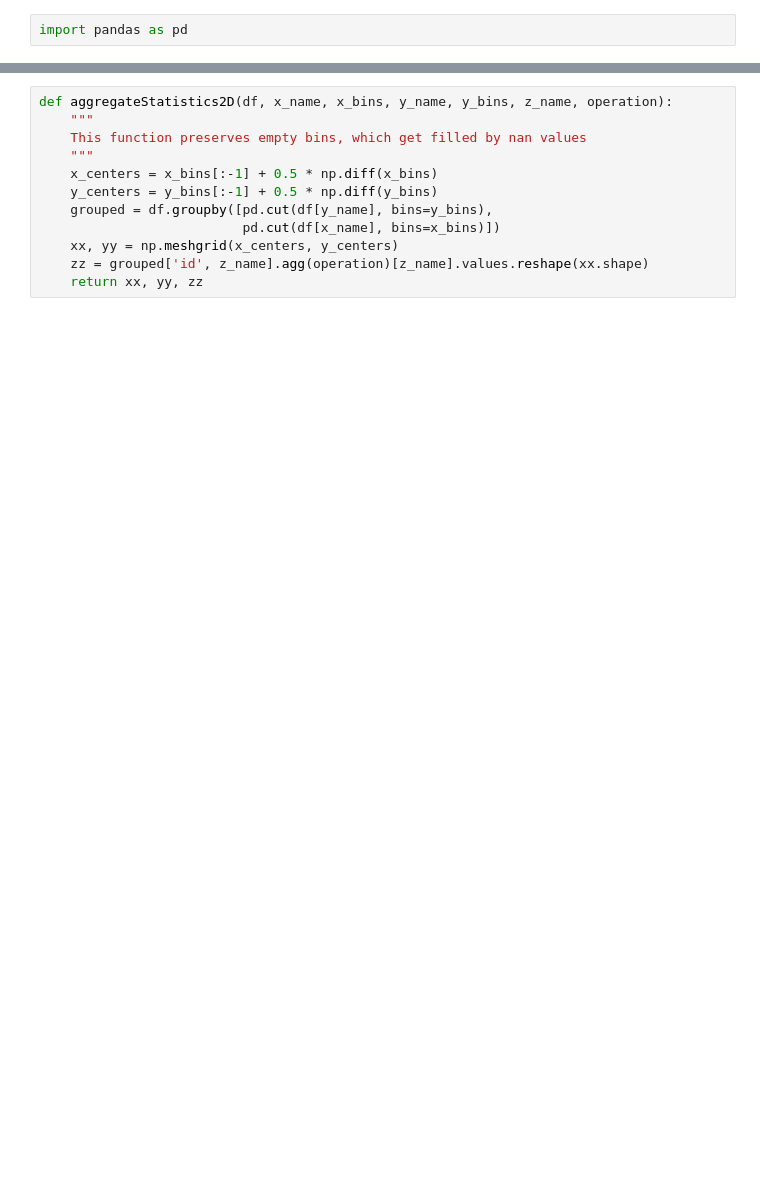
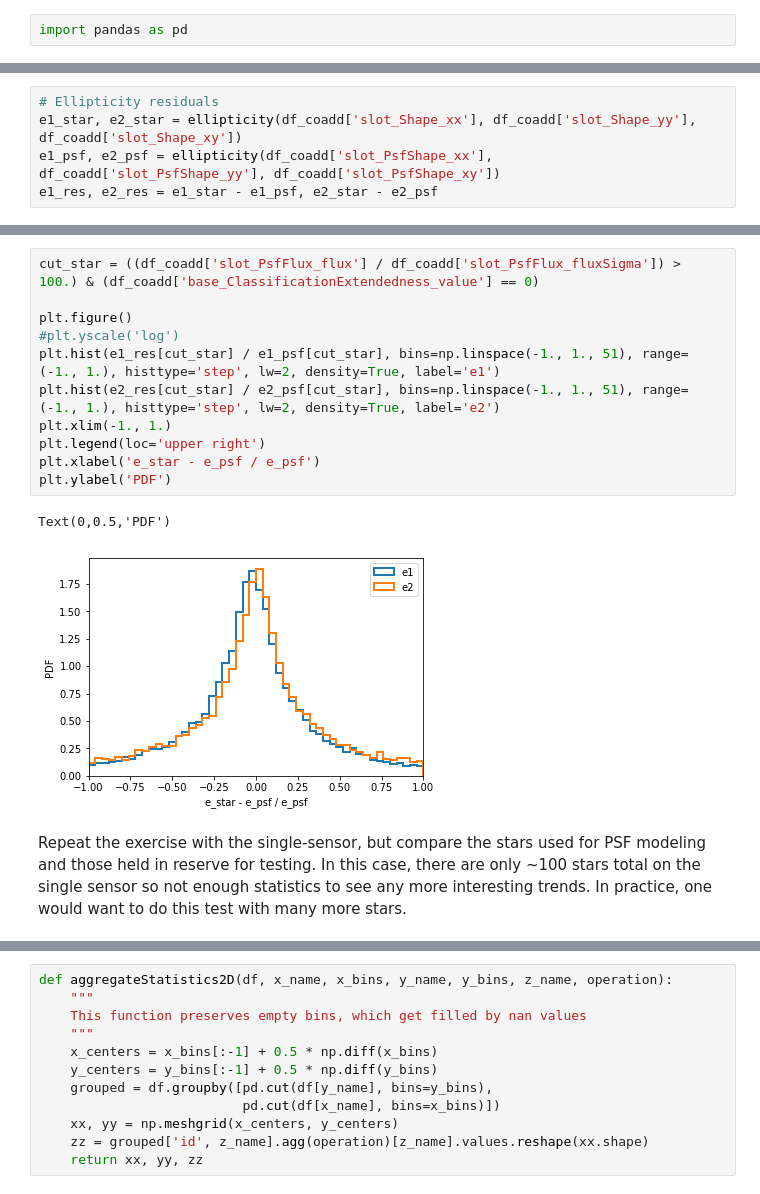
Before and after one commit to lsst-sitcom/notebooks, a Jupyter notebook: image_quality_demo.ipynb, the cells around one changed output, grey strips where cells are left out. Saved outputs shown, nothing was run; the diff lists cells and outputs as text; blank space fills up the shorter version.

```diff
--- a/image_quality_demo.ipynb
+++ b/image_quality_demo.ipynb
@@ -303,0 +478,5 @@ import pandas as pd
+# %%
+# Ellipticity residuals
+e1_star, e2_star = ellipticity(df_coadd['slot_Shape_xx'], df_coadd['slot_Shape_yy'], df_coadd['slot_Shape_xy'])
+e1_psf, e2_psf = ellipticity(df_coadd['slot_PsfShape_xx'], df_coadd['slot_PsfShape_yy'], df_coadd['slot_PsfShape_xy'])
+e1_res, e2_res = e1_star - e1_psf, e2_star - e2_psf
@@ -303,0 +496,16 @@ import pandas as pd
+# %%
+cut_star = ((df_coadd['slot_PsfFlux_flux'] / df_coadd['slot_PsfFlux_fluxSigma']) > 100.) & (df_coadd['base_ClassificationExtendedness_value'] == 0)
+
+plt.figure()
+#plt.yscale('log')
+plt.hist(e1_res[cut_star] / e1_psf[cut_star], bins=np.linspace(-1., 1., 51), range=(-1., 1.), histtype='step', lw=2, density=True, label='e1')
+plt.hist(e2_res[cut_star] / e2_psf[cut_star], bins=np.linspace(-1., 1., 51), range=(-1., 1.), histtype='step', lw=2, density=True, label='e2')
+plt.xlim(-1., 1.)
+plt.legend(loc='upper right')
+plt.xlabel('e_star - e_psf / e_psf')
+plt.ylabel('PDF')
+# %% [output]
+Text(0,0.5,'PDF')
+[figure, added]
+# %% [markdown]
+Repeat the exercise with the single-sensor, but compare the stars used for PSF modeling and those held in reserve for testing. In this case, there are only ~100 stars total on the single sensor so not enough statistics to see any more interesting trends. In practice, one would want to do this test with many more stars.
```
Also changed, not shown: parts of 37 cells of this notebook.
